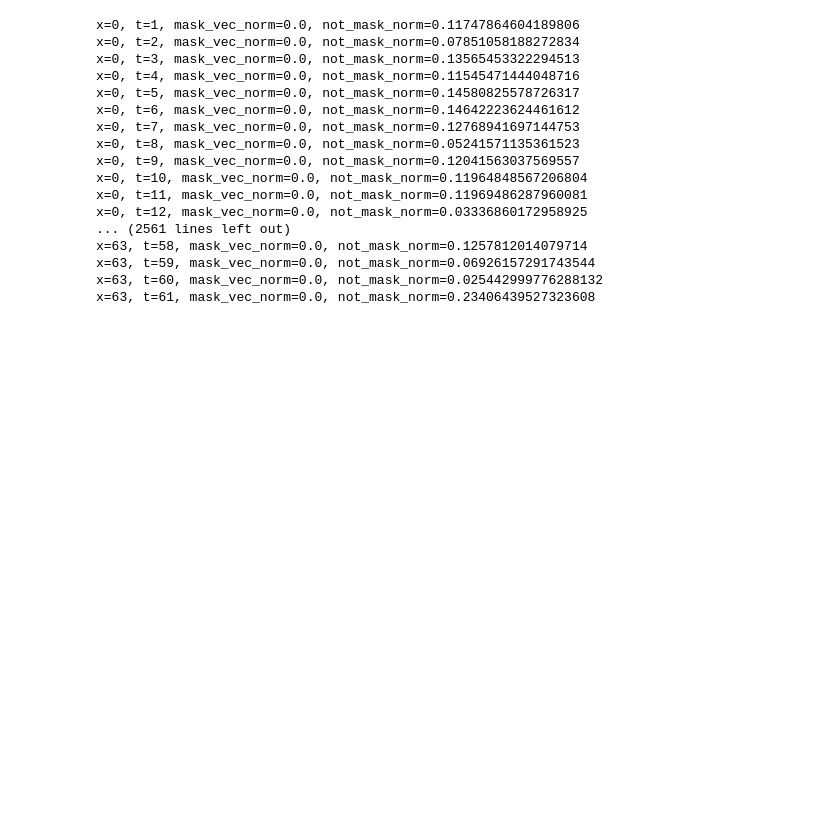
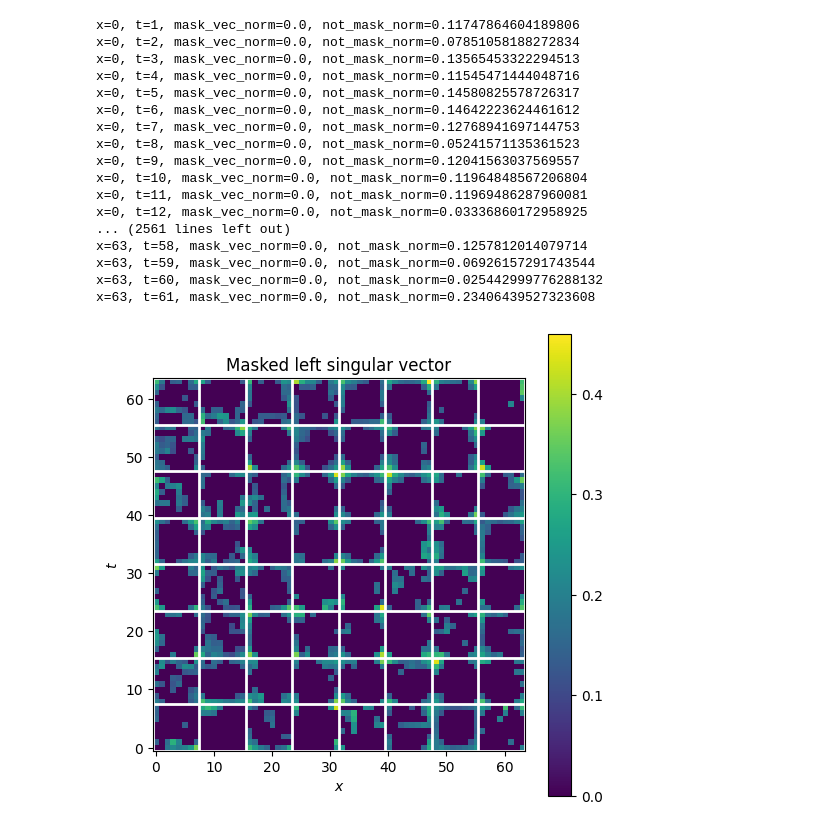
Before and after one commit to JFNCastellanos/TVML, a Jupyter notebook: SVD/SVD.ipynb, the cells around one changed output. Cells and saved outputs as stored; diff of their text form; code cells hidden in the pictures; blank space fills up the shorter version.

```diff
--- a/SVD/SVD.ipynb
+++ b/SVD/SVD.ipynb
@@ -198,3 +195,21 @@ x=63, t=58, mask_vec_norm=0.0, not_mask_norm=0.1257812014079714
 x=63, t=59, mask_vec_norm=0.0, not_mask_norm=0.06926157291743544
 x=63, t=60, mask_vec_norm=0.0, not_mask_norm=0.025442999776288132
 x=63, t=61, mask_vec_norm=0.0, not_mask_norm=0.23406439527323608
+# %%
+tvID = 3
+fig = plt.figure(figsize=(6, 6))
+ax = plt.subplot(1, 1, 1)
+im = ax.imshow(np.abs((masked_test_vectors[tvID,0,:,:])))
+ax.set_xlabel(r"$x$")
+ax.set_ylabel(r"$t$")
+ax.set_xlim([0,63])
+ax.set_ylim([0,63])
+ax.set_title("Masked left singular vector")
+ax.set_xticks(np.arange(-0.5, Nx, block_size_x), minor=True)
+ax.set_yticks(np.arange(-0.5, Nt, block_size_t), minor=True)
+ax.grid(which='minor', color='white', linewidth=2)
+ax.tick_params(which='minor', bottom=False, left=False)
+ax.figure.colorbar(im, ax=ax)
+fig.savefig("lsv_{0}.pdf".format(tvID))
+# %% [output]
+[figure, added]
```
Also changed, not shown: parts of 7 cells of this notebook, 2 other files.
